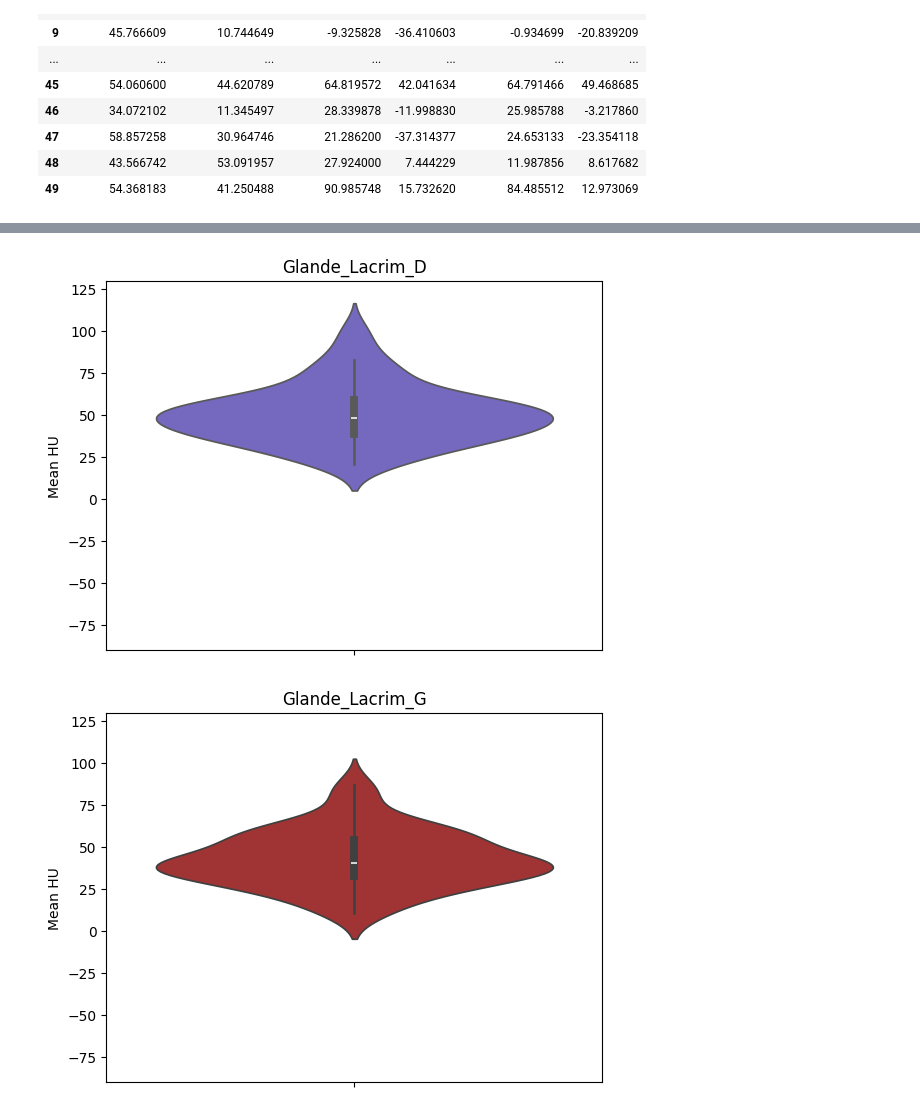
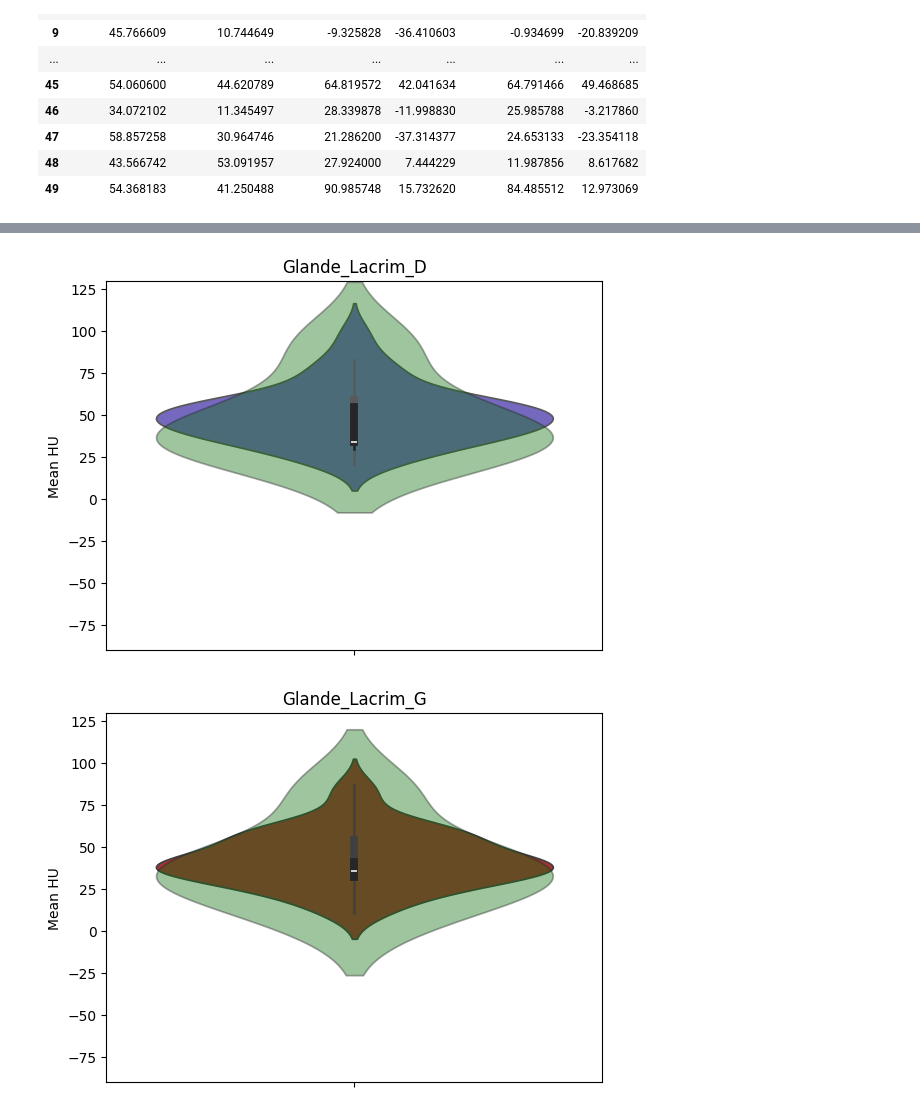
Before and after one commit to tbaudier/gland_segmentation_nnunet, a Jupyter notebook: Dataviz/Dataviz.ipynb, the cells around one changed output, grey strips where cells are left out. Saved outputs shown, nothing was run; the diff lists cells and outputs as text; code cells hidden in the pictures.

```diff
--- a/Dataviz/Dataviz.ipynb
+++ b/Dataviz/Dataviz.ipynb
@@ -173,3 +197,15 @@ HU_df
 | 47 | 58.857258 | 30.964746 | 21.286200 | -37.314377 | 24.653133 | -23.354118 |
 | 48 | 43.566742 | 53.091957 | 27.924000 | 7.444229 | 11.987856 | 8.617682 |
 | 49 | 54.368183 | 41.250488 | 90.985748 | 15.732620 | 84.485512 | 12.973069 |
+# %%
+HU_df_test = np.zeros((5,6))
+# %%
+HU_df_test[0] = HU_df[HU_df.index == 11]
+HU_df_test[1] = HU_df[HU_df.index == 15]
+HU_df_test[2] = HU_df[HU_df.index == 20]
+HU_df_test[3] = HU_df[HU_df.index == 21]
+HU_df_test[4] = HU_df[HU_df.index == 46]
+# %%
+HU_df_test = pd.DataFrame(HU_df_test)
+# %%
+HU_df_test.columns = ['Glande_Lacrim_D', 'Glande_Lacrim_G', 'Glnd_Submand_L', 'Parotid_R', 'Glnd_Submand_R', 'Parotid_L']
@@ -177,12 +222,14 @@ HU_df
 colors_2 = ["slateblue", "firebrick", "tomato", "blueviolet", "violet", "orangered"]
 # %%
 for i in range(6):
-    plt.subplot()
-    sns.violinplot(HU_df[x[i]],color=colors_2[i])
+    fig, ax = plt.subplots()
+    ax = sns.violinplot(HU_df[x[i]],color=colors_2[i])
+    ax = sns.violinplot(HU_df_test[x[i]], color="green")
+    plt.setp(ax.collections[1], alpha =.4)
     plt.ylim(-90,130)
     plt.title(x[i])
     plt.ylabel("Mean HU")
     plt.show()
 # %% [output]
-[figure, old version]
+[figure, new version]
-[figure, old version]
+[figure, new version]
```
Also changed, not shown: parts of 10 cells of this notebook.
